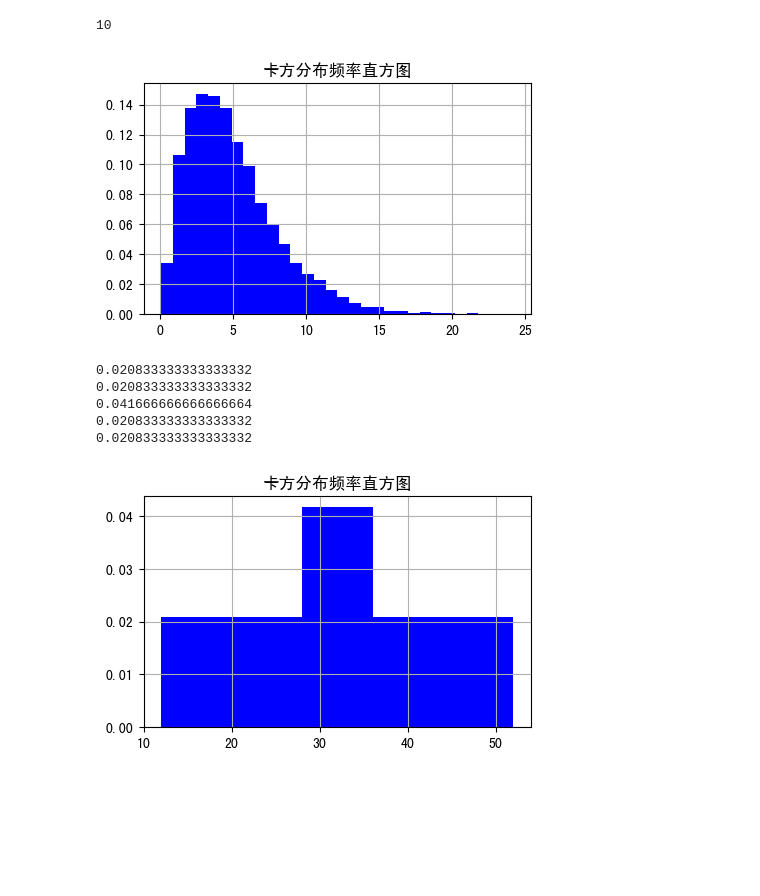
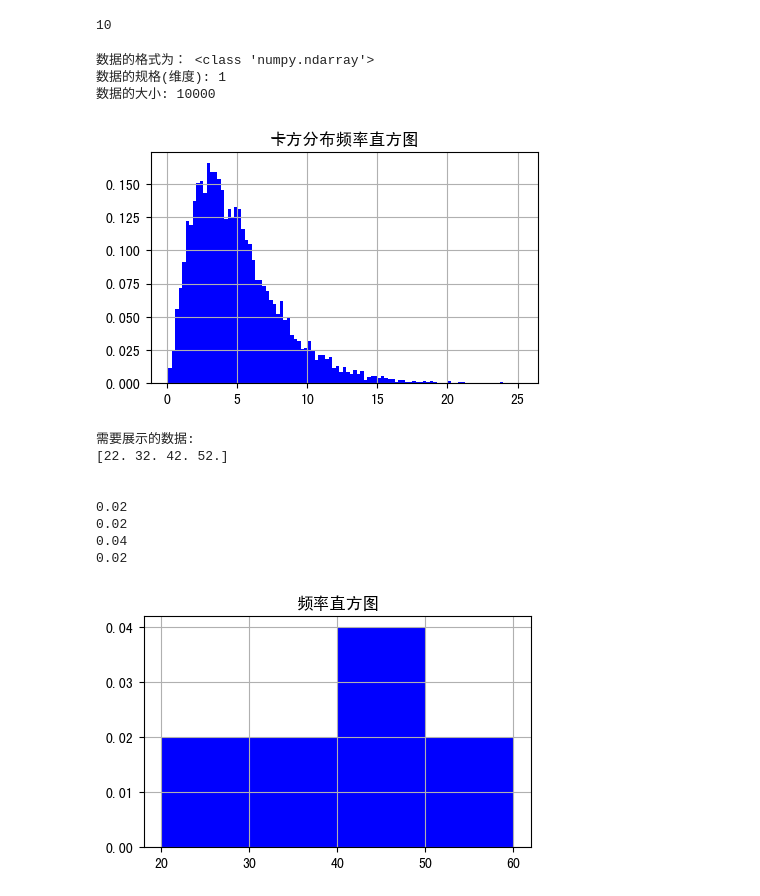
Before and after one commit to DoHerasYang/Python--, a Jupyter notebook: 数据分析技术基础/数据可视化/Matplotlib 教程/Matplotlib 教程 (三) - Hist 图.ipynb, the cells around one changed output. Saved outputs shown, nothing was run; the diff lists cells and outputs as text; code cells hidden in the pictures; blank space fills up the shorter version.

```diff
--- a/数据分析技术基础/数据可视化/Matplotlib 教程/Matplotlib 教程 (三) - Hist 图.ipynb
+++ b/数据分析技术基础/数据可视化/Matplotlib 教程/Matplotlib 教程 (三) - Hist 图.ipynb
@@ -94,46 +115,84 @@ Hist 图的默认参数有: hist.bins  mpl.rcParams["hist.bins"]==10
 # %%
 # 我们尝试使用 Numpy 进行绘图，因为 matplotlib.hist 函数对 numpy 的支持比较全面
 # 在这里我们引用 卡方分布 的相关数据
+
+# 显示中文字体
 plt.rcParams["font.sans-serif"] = "SimHei"
 
+# 使用 Numpy 产生随机数据
 x_data = np.random.chisquare(df=(5.0,), size=(10000,))
 
+# 打印一下 数据的格式
+print("数据的格式为： %s" %type(x_data))
+
+# 数据的规格
+print("数据的规格(维度): %s" %x_data.ndim)
+print("数据的大小: %s" %x_data.shape)
+
+# 创建画布
 fig = plt.figure(figsize=(5,3))
+
+# 创建坐标轴
 ax = fig.add_subplot(111)
 
+# 为坐标轴设定标题
 ax.set_title("卡方分布频率直方图")
+
+# 显示背景网格
 ax.grid(True)
 
-ax.hist(x=x_data, bins=30, density=True, facecolor='b')
+# 在坐标轴上绘制 卡方分布的频率直方图
+ax.hist(x=x_data, bins="sqrt", density=True, color='b')
 
 plt.show()
 # %% [output]
+数据的格式为： <class 'numpy.ndarray'>
+数据的规格(维度): 1
+数据的大小: 10000
-[figure, old version]
+[figure, new version]
 # %%
 # 我们在这里使用代码理解一下 weights 这个参数
 # 重新定义一组数值 - x_data
 
-x_data = np.linspace(start=12,stop=52,num=5)
+x_data = np.linspace(start=22,stop=52,num=4)
+
+# 打印一下产生的数据
+print("需要展示的数据:")
+print(x_data)
+print("\n")
+
 # 定义权重的相关数值
-weights = [1,1,2,1,1]
+weights = [1,1,2,1]
 
 fig = plt.figure(figsize=(5,3))
 ax = fig.add_subplot(111)
 
-ax.set_title("卡方分布频率直方图")
+ax.set_title("频率直方图")
 ax.grid(True)
-ax.set_xticks([10,20,30,40,50])
+ax.set_xticks([20,30,40,50,60])
+ax.set_yticks([0.00,0.01,0.02,0.03,0.04,0.05,0.06])
 
-x, bins, patches = ax.hist(x=x_data, bins=5, density=True, weights=weights, facecolor='b')
+# 定义区间
+bins = [20,30,40,50,60]
 
+x, bins, patches = ax.hist(x=x_data, bins=bins, density=True, weights=weights, facecolor='b')
+
+# 打印每一个直方图的高度信息
+# 我们可以看到对于 weight 值为 2 的其高度值也较大，最后频率的值也为其他的2倍；
+# 但是必须明确，就是
 for p in patches:
     print(p.get_height())
 
+
+# 展示相关数据
 plt.show()
 # %% [output]
-0.020833333333333332
-0.020833333333333332
-0.041666666666666664
-0.020833333333333332
-0.020833333333333332
+需要展示的数据:
+[22. 32. 42. 52.]
+
+
+0.02
+0.02
+0.04
+0.02
-[figure, old version]
+[figure, new version]
```
Also changed, not shown: parts of 4 cells of this notebook.
